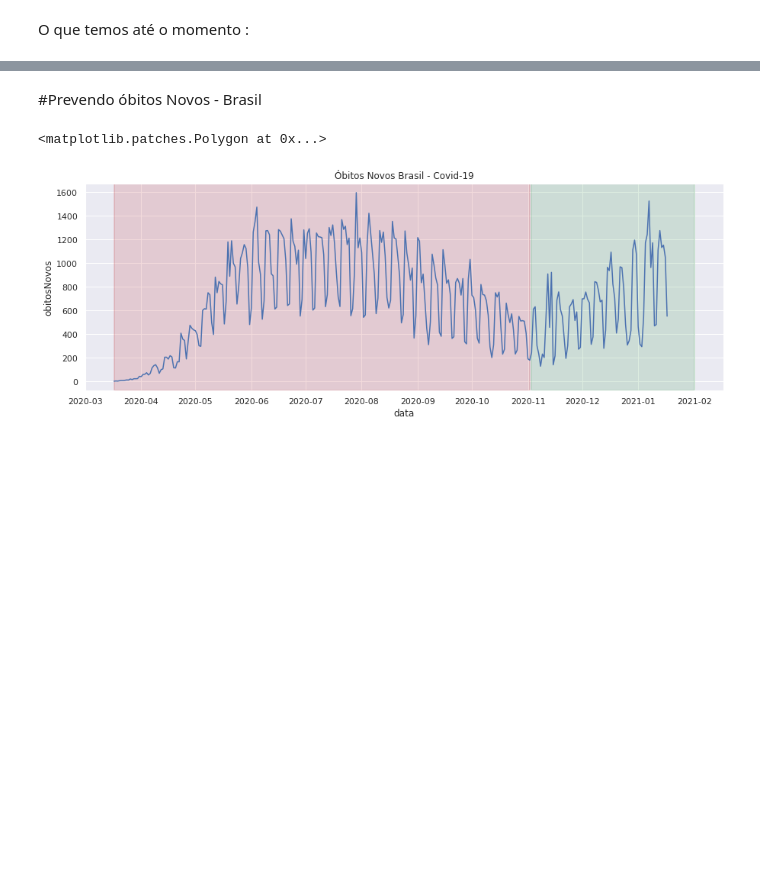
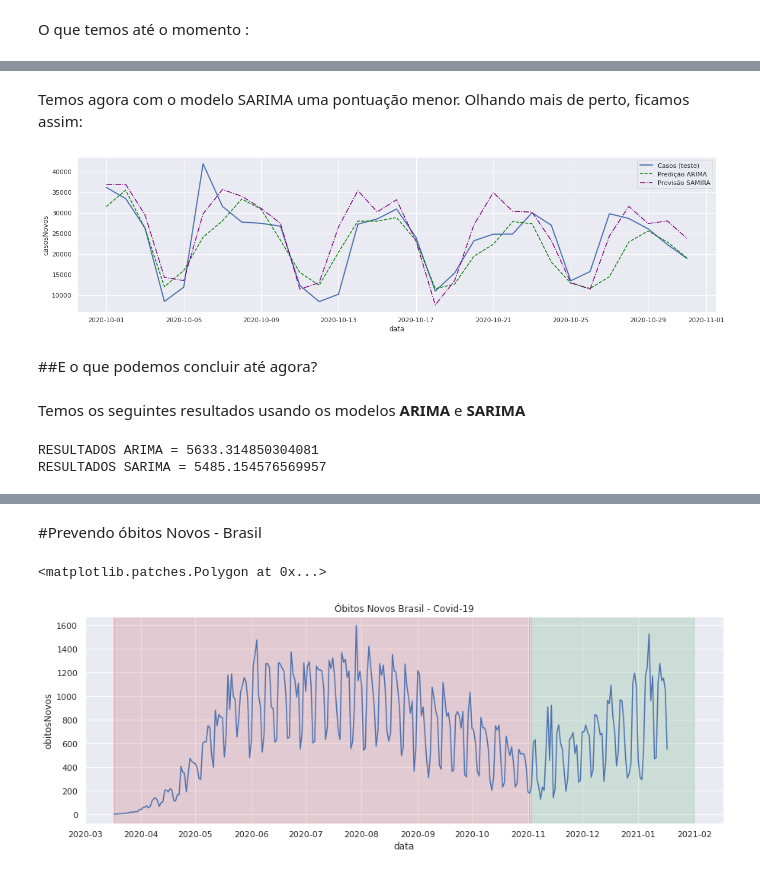
Before and after one commit to MatheusOrange211/Serie-temporal-covid-19, a Jupyter notebook: Serie_Temporal_covid_19.ipynb, the cells around one changed output, grey strips where cells are left out. Cells and saved outputs as stored; diff of their text form; code cells hidden in the pictures; blank space fills up the shorter version.

```diff
--- a/Serie_Temporal_covid_19.ipynb
+++ b/Serie_Temporal_covid_19.ipynb
@@ -504,0 +591,20 @@ sns.lineplot(x=casos_teste.index,y='casos_previsao',data=casos_teste)
+# %% [markdown]
+Temos agora com o modelo SARIMA uma pontuação menor. Olhando mais de perto, ficamos assim:
+# %%
+plt.figure(figsize=(20,5))
+sns.lineplot(x=casos_teste.index,y="casosNovos",data = casos_teste,linewidth= 2)
+sns.lineplot(x=casos_teste.index,y='casos_previsao_arima',data=casos_teste,color='green',linestyle='--')
+sns.lineplot(x=casos_teste.index,y='casos_previsao_samira',data=casos_teste,color='purple',linestyle='-.')
+plt.legend(['Casos (teste)','Predição ARIMA', 'Previsão SAMIRA'])
+plt.show()
+# %% [output]
+[figure, added]
+# %% [markdown]
+##E o que podemos concluir até agora?
+# %% [markdown]
+Temos os seguintes resultados usando os modelos **ARIMA** e **SARIMA**
+# %%
+print(f"{arima}\n{sarima}")
+# %% [output]
+RESULTADOS ARIMA = 5633.314850304081
+RESULTADOS SARIMA = 5485.154576569957
```
Also changed, not shown: parts of 27 cells of this notebook.
